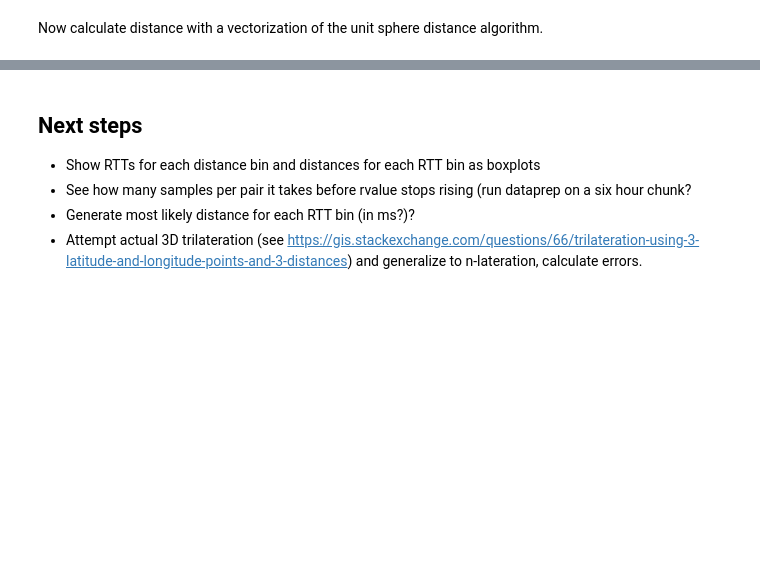
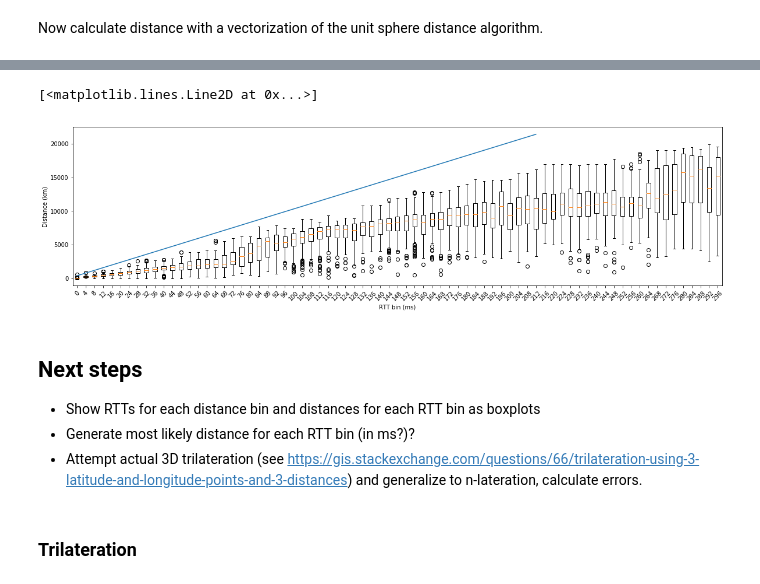
Before and after one commit to britram/trilateration, a Jupyter notebook: analysis.ipynb, the cells around one changed output, grey strips where cells are left out. Drawn from its saved outputs; the diff is of its cells as text; code cells hidden in the pictures; blank space fills up the shorter version.

```diff
--- a/analysis.ipynb
+++ b/analysis.ipynb
@@ -128,0 +80,14 @@ rvalue = 0.877830805647
+# %%
+BINSKIP = 4000
+BINMAX = 300000
+
+rtt_bin = [0, BINSKIP]
+km_sets = []
+
+while rtt_bin[1] <= BINMAX:
+    sub_df = min_df[(min_df['minrtt'] >= rtt_bin[0]) & (min_df['minrtt'] < rtt_bin[1])]
+    (m, b, r, p, e) = scipy.stats.linregress(sub_df['km'],sub_df['minrtt']/2)
+    print ("Between {} and {} µs, slope is {}, rvalue is {}".format(rtt_bin[0], rtt_bin[1], m, r))
+    km_sets.append(sub_df['km'])
+    rtt_bin[0] += BINSKIP
+    rtt_bin[1] += BINSKIP
@@ -129,7 +112,18 @@ rvalue = 0.877830805647
+# %%
+plt.figure(figsize=(20,5))
+plt.boxplot(km_sets)
+plt.xlabel("RTT bin (ms)")
+plt.xticks(np.arange(1,76), np.arange(0, 300, 4), rotation=45)
+plt.ylabel("Distance (km)")
+plt.plot(np.arange(1,55), np.arange(1,55) * 4 * 300 * 0.33)
+# %% [output]
+[<matplotlib.lines.Line2D at 0x...>]
+[figure, added]
 # %% [markdown]
 ## Next steps
 
 - Show RTTs for each distance bin and distances for each RTT bin as boxplots
-- See how many samples per pair it takes before rvalue stops rising (run dataprep on a six hour chunk?
 - Generate most likely distance for each RTT bin (in ms?)?
 - Attempt actual 3D trilateration (see https://gis.stackexchange.com/questions/66/trilateration-using-3-latitude-and-longitude-points-and-3-distances) and generalize to n-lateration, calculate errors.
+# %% [markdown]
+### Trilateration
```
Also changed, not shown: parts of 10 cells of this notebook.
